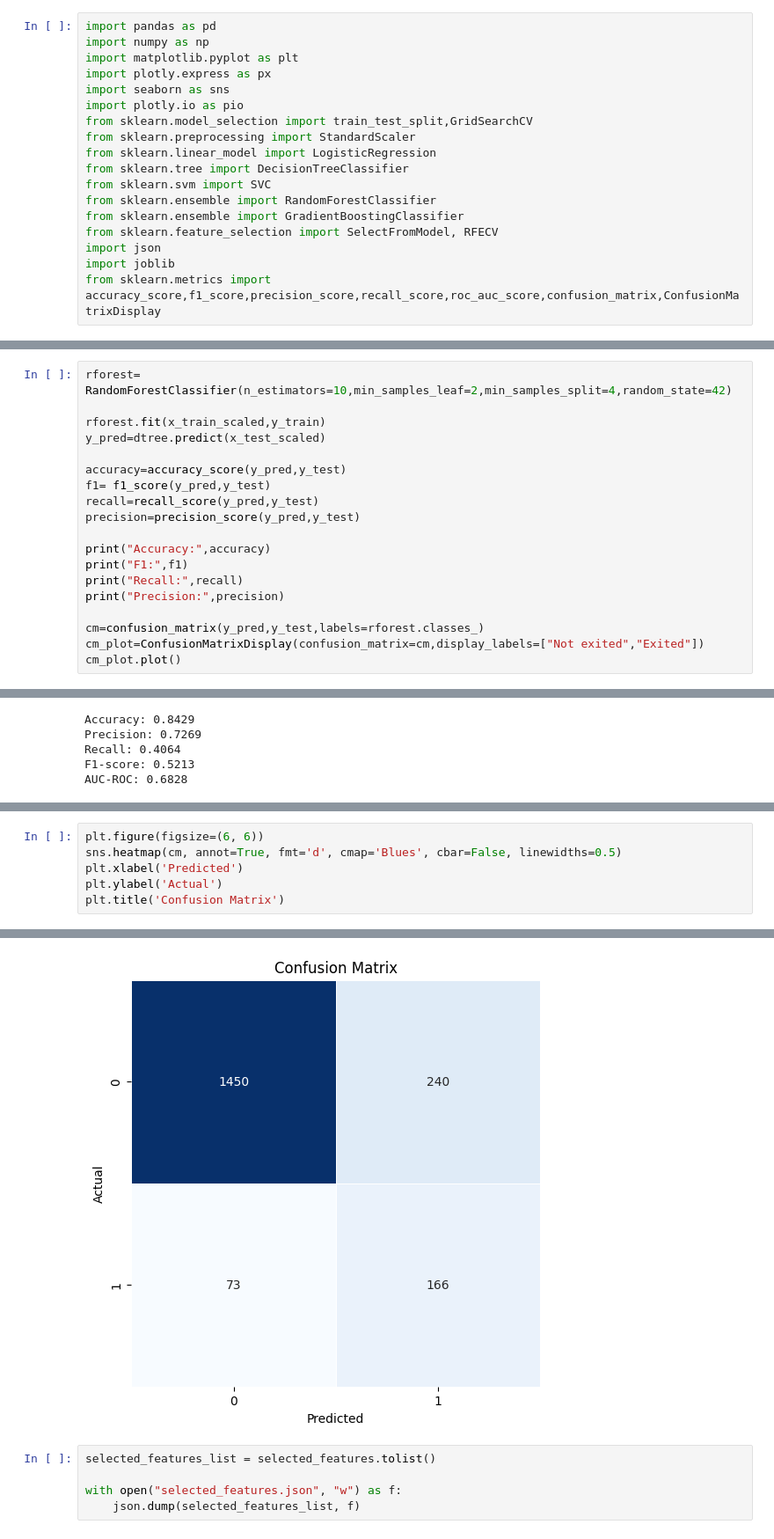
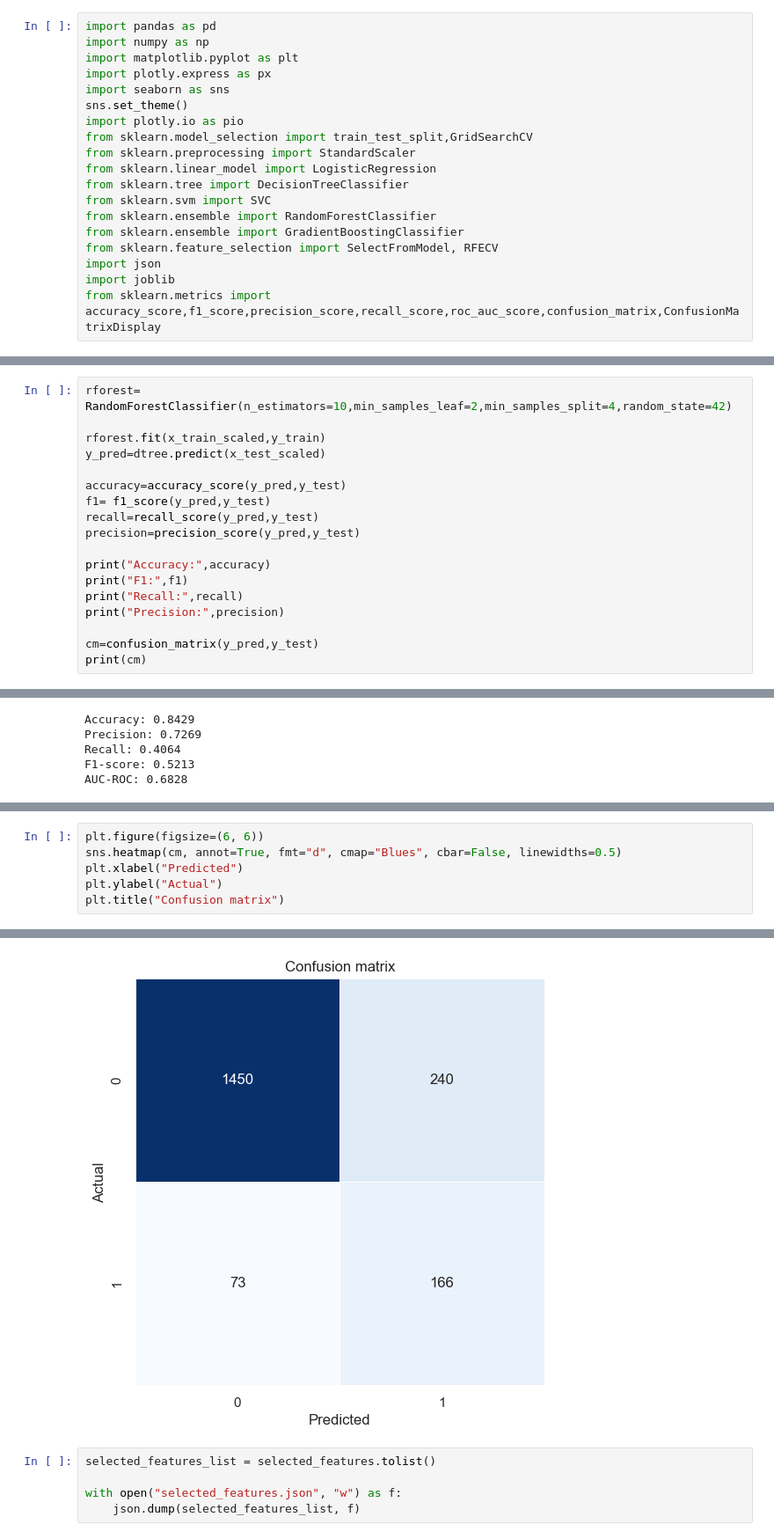
Before and after one commit to Kamuthuj/Bank-churn-model, a Jupyter notebook: churn.ipynb, the cells around one changed output, grey strips where cells are left out. Shown at 88% size. Cells and saved outputs as stored; diff of their text form.

```diff
--- a/churn.ipynb
+++ b/churn.ipynb
@@ -4,6 +4,7 @@ import numpy as np
 import matplotlib.pyplot as plt
 import plotly.express as px
 import seaborn as sns
+sns.set_theme()
 import plotly.io as pio
 from sklearn.model_selection import train_test_split,GridSearchCV
 from sklearn.preprocessing import StandardScaler
@@ -445,9 +439,8 @@ print("F1:",f1)
 print("Recall:",recall)
 print("Precision:",precision)
 
-cm=confusion_matrix(y_pred,y_test,labels=rforest.classes_)
-cm_plot=ConfusionMatrixDisplay(confusion_matrix=cm,display_labels=["Not exited","Exited"])
-cm_plot.plot()
+cm=confusion_matrix(y_pred,y_test)
+print(cm)
 # %% [output]
 Accuracy: 0.8377397615344738
 F1: 0.5147286821705427
@@ -554,7 +549,7 @@ AUC-ROC: 0.6828
 # %%
 plt.figure(figsize=(6, 6))
-sns.heatmap(cm, annot=True, fmt='d', cmap='Blues', cbar=False, linewidths=0.5)
-plt.xlabel('Predicted')
-plt.ylabel('Actual')
-plt.title('Confusion Matrix')
+sns.heatmap(cm, annot=True, fmt="d", cmap="Blues", cbar=False, linewidths=0.5)
+plt.xlabel("Predicted")
+plt.ylabel("Actual")
+plt.title("Confusion matrix")
 # %% [output]
@@ -562,4 +557,4 @@ Text(0.5, 1.0, 'Confusion Matrix')
-[figure, old version]
+[figure, new version]
 # %%
 selected_features_list = selected_features.tolist()
 
```
Also changed, not shown: parts of 33 cells of this notebook.
